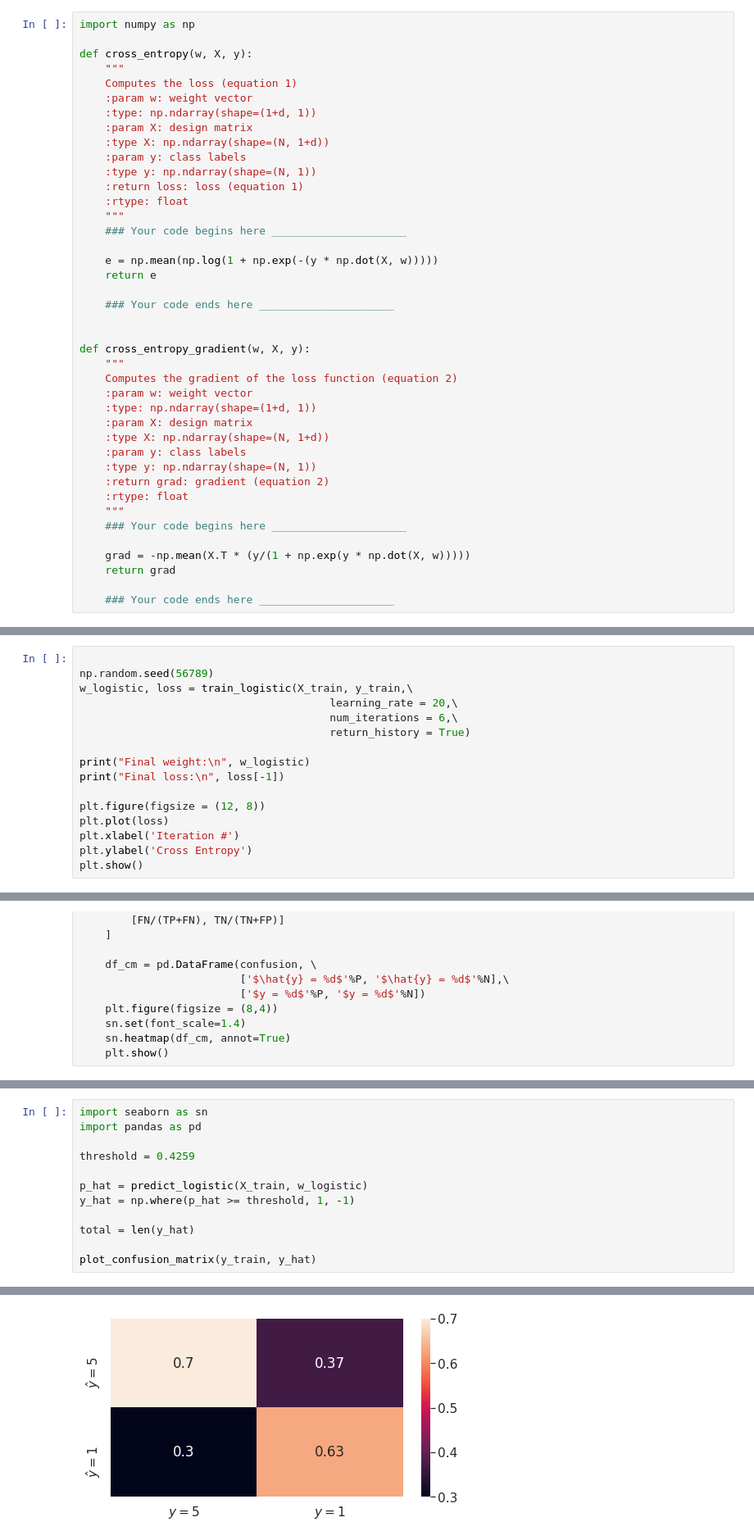
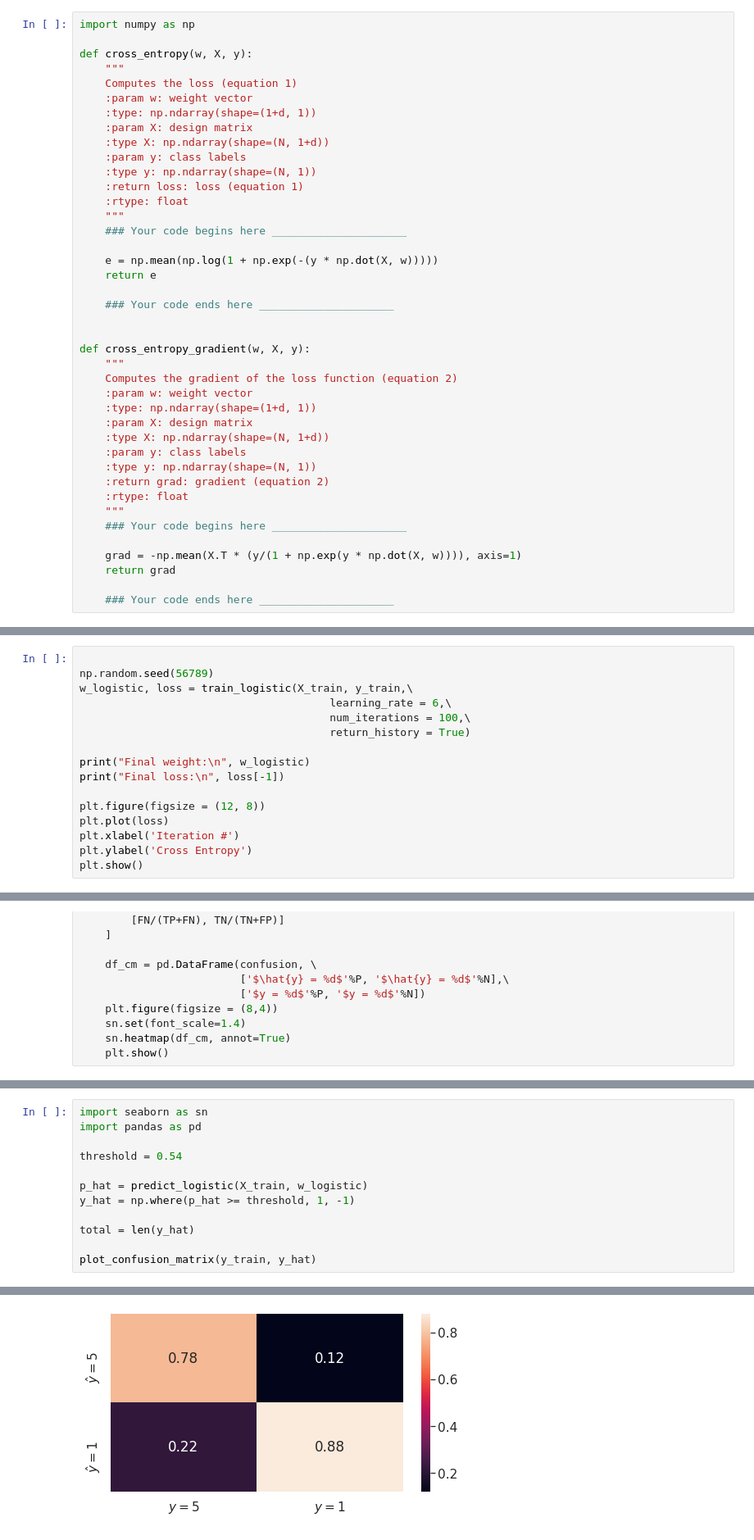
Before and after one commit to fcnoronha/introduction-to-machine-learning, a Jupyter notebook: ep04/ep04_logreg.ipynb, the cells around one changed output, grey strips where cells are left out. Shown: that part at 82% size. Saved outputs shown, nothing was run; the diff lists cells and outputs as text.

```diff
--- a/ep04/ep04_logreg.ipynb
+++ b/ep04/ep04_logreg.ipynb
@@ -84,7 +84,7 @@ def cross_entropy_gradient(w, X, y):
     """
     ### Your code begins here _____________________
 
-    grad = -np.mean(X.T * (y/(1 + np.exp(y * np.dot(X, w)))))
+    grad = -np.mean(X.T * (y/(1 + np.exp(y * np.dot(X, w)))), axis=1)
     return grad
 
     ### Your code ends here _____________________
@@ -460,8 +461,8 @@ Bom, para esse conjunto de treinamento podemos deixar um learning rate muito alt
 
 np.random.seed(56789)
 w_logistic, loss = train_logistic(X_train, y_train,\
-                                       learning_rate = 20,\
-                                       num_iterations = 6,\
+                                       learning_rate = 6,\
+                                       num_iterations = 100,\
                                        return_history = True)
 
 print("Final weight:\n", w_logistic)
@@ -561,7 +562,7 @@ O threshold otimo seria algo em torno de 0.4259, ele maxima nossa acuracia. Um t
 import seaborn as sn
 import pandas as pd
 
-threshold = 0.4259
+threshold = 0.54
 
 p_hat = predict_logistic(X_train, w_logistic)
 y_hat = np.where(p_hat >= threshold, 1, -1)
@@ -576,4 +577,4 @@ Accuracy = 133 / 200 (0.665000)
-[figure, old version]
+[figure, new version]
 # %% [markdown]
 ## 4.3 Testing
 
```
Also changed, not shown: parts of 14 cells of this notebook, 6 other files.
